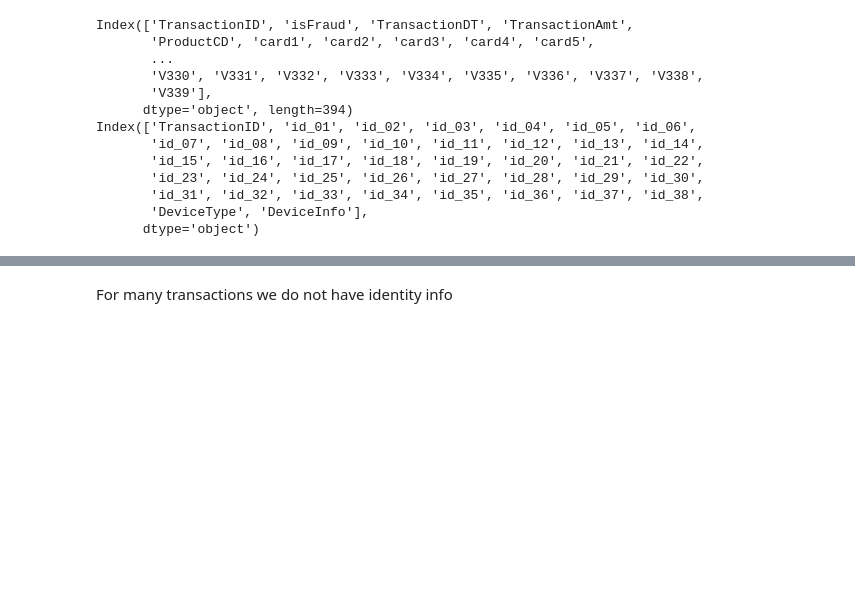
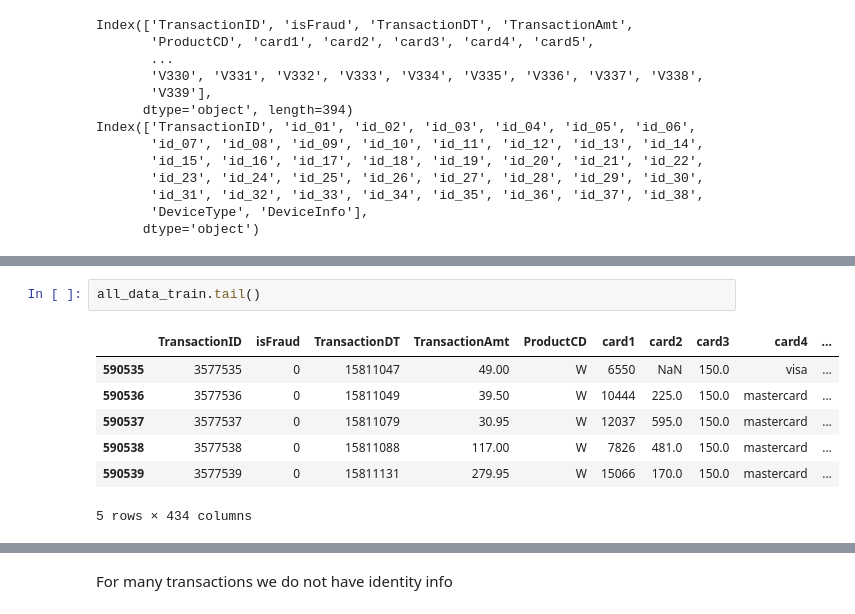
Before and after one commit to seedsetgroup/fraud, a Jupyter notebook: Data load and EDA.ipynb, the cells around one changed output, grey strips where cells are left out. Drawn from its saved outputs; the diff is of its cells as text; blank space fills up the shorter version.

```diff
--- a/Data load and EDA.ipynb
+++ b/Data load and EDA.ipynb
@@ -219,0 +237,10 @@ print(all_data.head())
+# %%
+all_data_train.tail()
+# %% [output]
+|  | TransactionID | isFraud | TransactionDT | TransactionAmt | ProductCD | card1 | card2 | card3 | card4 | ... |
+| 590535 | 3577535 | 0 | 15811047 | 49.00 | W | 6550 | NaN | 150.0 | visa | ... |
+| 590536 | 3577536 | 0 | 15811049 | 39.50 | W | 10444 | 225.0 | 150.0 | mastercard | ... |
+| 590537 | 3577537 | 0 | 15811079 | 30.95 | W | 12037 | 595.0 | 150.0 | mastercard | ... |
+| 590538 | 3577538 | 0 | 15811088 | 117.00 | W | 7826 | 481.0 | 150.0 | mastercard | ... |
+| 590539 | 3577539 | 0 | 15811131 | 279.95 | W | 15066 | 170.0 | 150.0 | mastercard | ... |
+5 rows × 434 columns
```
Also changed, not shown: parts of 12 cells of this notebook.
